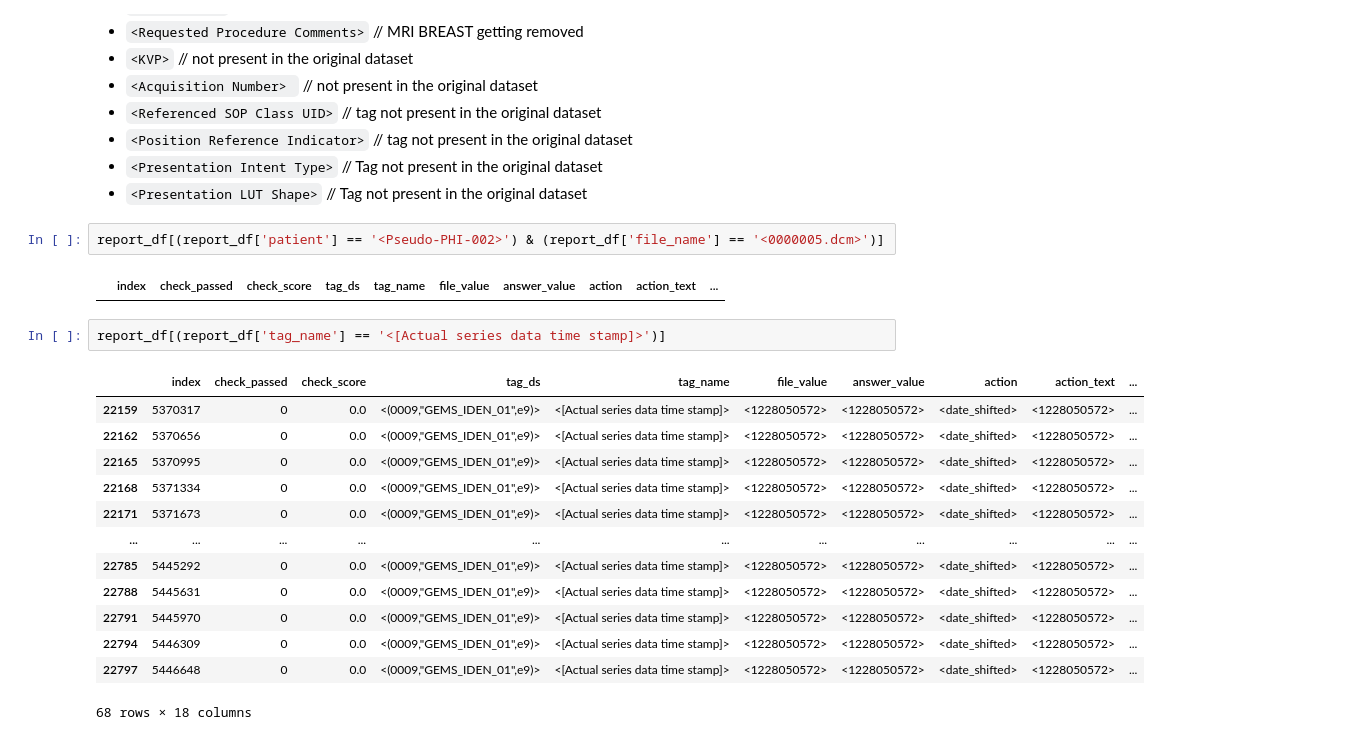
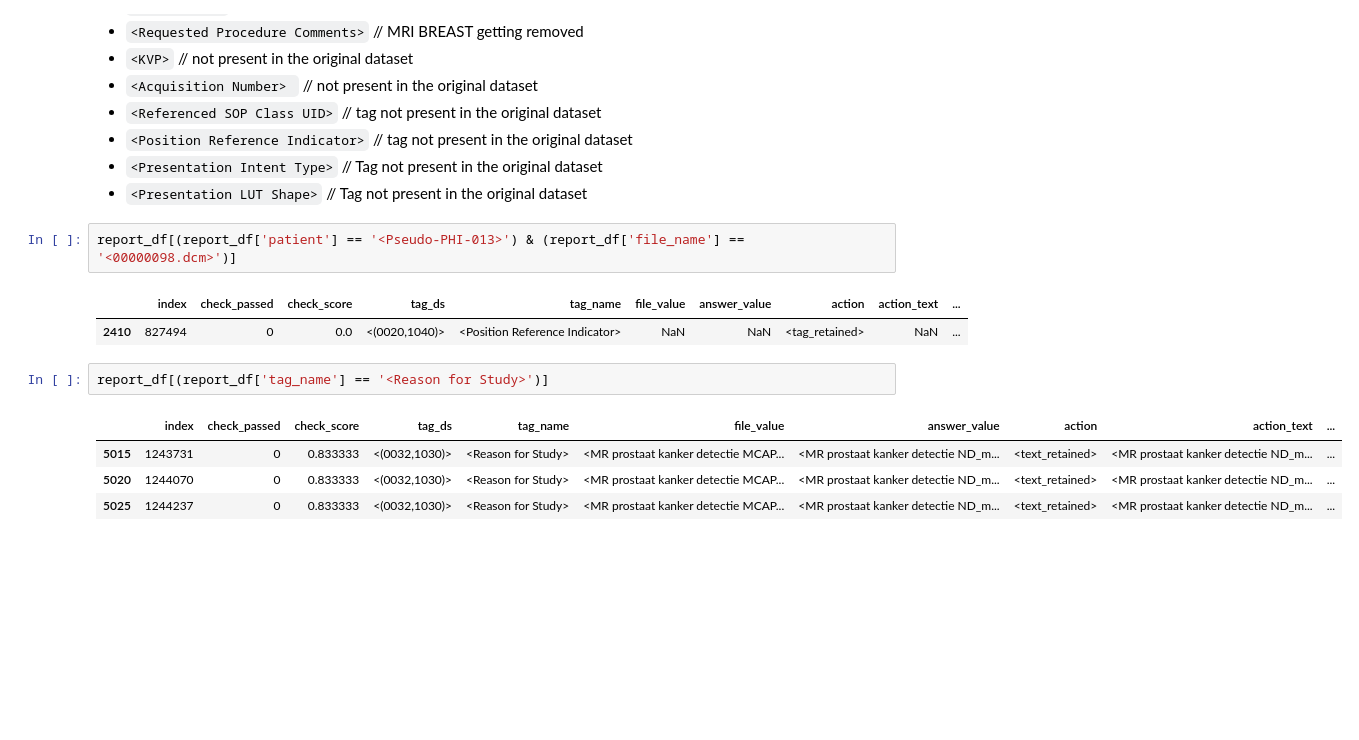
Before and after one commit to MIC-DKFZ/miccai2024_midi-b-submission, a Jupyter notebook: notebooks/exp_decprenacy_report.ipynb, the cells around one changed output. Saved outputs shown, nothing was run; the diff lists cells and outputs as text; blank space fills up the shorter version.

```diff
--- a/notebooks/exp_decprenacy_report.ipynb
+++ b/notebooks/exp_decprenacy_report.ipynb
@@ -58,22 +58,14 @@ Name: count, dtype: int64
 * `<Presentation Intent Type>` // Tag not present in the original dataset
 * `<Presentation LUT Shape>` // Tag not present in the original dataset
 # %%
-report_df[(report_df['patient'] == '<Pseudo-PHI-002>') & (report_df['file_name'] == '<0000005.dcm>')]
+report_df[(report_df['patient'] == '<Pseudo-PHI-013>') & (report_df['file_name'] == '<00000098.dcm>')]
 # %% [output]
 |  | index | check_passed | check_score | tag_ds | tag_name | file_value | answer_value | action | action_text | ... |
+| 2410 | 827494 | 0 | 0.0 | <(0020,1040)> | <Position Reference Indicator> | NaN | NaN | <tag_retained> | NaN | ... |
 # %%
-report_df[(report_df['tag_name'] == '<[Actual series data time stamp]>')]
+report_df[(report_df['tag_name'] == '<Reason for Study>')]
 # %% [output]
 |  | index | check_passed | check_score | tag_ds | tag_name | file_value | answer_value | action | action_text | ... |
-| 22159 | 5370317 | 0 | 0.0 | <(0009,"GEMS_IDEN_01",e9)> | <[Actual series data time stamp]> | <1228050572> | <1228050572> | <date_shifted> | <1228050572> | ... |
-| 22162 | 5370656 | 0 | 0.0 | <(0009,"GEMS_IDEN_01",e9)> | <[Actual series data time stamp]> | <1228050572> | <1228050572> | <date_shifted> | <1228050572> | ... |
-| 22165 | 5370995 | 0 | 0.0 | <(0009,"GEMS_IDEN_01",e9)> | <[Actual series data time stamp]> | <1228050572> | <1228050572> | <date_shifted> | <1228050572> | ... |
-| 22168 | 5371334 | 0 | 0.0 | <(0009,"GEMS_IDEN_01",e9)> | <[Actual series data time stamp]> | <1228050572> | <1228050572> | <date_shifted> | <1228050572> | ... |
-| 22171 | 5371673 | 0 | 0.0 | <(0009,"GEMS_IDEN_01",e9)> | <[Actual series data time stamp]> | <1228050572> | <1228050572> | <date_shifted> | <1228050572> | ... |
-| ... | ... | ... | ... | ... | ... | ... | ... | ... | ... | ... |
-| 22785 | 5445292 | 0 | 0.0 | <(0009,"GEMS_IDEN_01",e9)> | <[Actual series data time stamp]> | <1228050572> | <1228050572> | <date_shifted> | <1228050572> | ... |
-| 22788 | 5445631 | 0 | 0.0 | <(0009,"GEMS_IDEN_01",e9)> | <[Actual series data time stamp]> | <1228050572> | <1228050572> | <date_shifted> | <1228050572> | ... |
-| 22791 | 5445970 | 0 | 0.0 | <(0009,"GEMS_IDEN_01",e9)> | <[Actual series data time stamp]> | <1228050572> | <1228050572> | <date_shifted> | <1228050572> | ... |
-| 22794 | 5446309 | 0 | 0.0 | <(0009,"GEMS_IDEN_01",e9)> | <[Actual series data time stamp]> | <1228050572> | <1228050572> | <date_shifted> | <1228050572> | ... |
-| 22797 | 5446648 | 0 | 0.0 | <(0009,"GEMS_IDEN_01",e9)> | <[Actual series data time stamp]> | <1228050572> | <1228050572> | <date_shifted> | <1228050572> | ... |
+| 5015 | 1243731 | 0 | 0.833333 | <(0032,1030)> | <Reason for Study> | <MR prostaat kanker detectie MCAP... | <MR prostaat kanker detectie ND_m... | <text_retained> | <MR prostaat kanker detectie ND_m... | ... |
+| 5020 | 1244070 | 0 | 0.833333 | <(0032,1030)> | <Reason for Study> | <MR prostaat kanker detectie MCAP... | <MR prostaat kanker detectie ND_m... | <text_retained> | <MR prostaat kanker detectie ND_m... | ... |
+| 5025 | 1244237 | 0 | 0.833333 | <(0032,1030)> | <Reason for Study> | <MR prostaat kanker detectie MCAP... | <MR prostaat kanker detectie ND_m... | <text_retained> | <MR prostaat kanker detectie ND_m... | ... |
-68 rows × 18 columns
```
Also changed, not shown: 7 other files.
